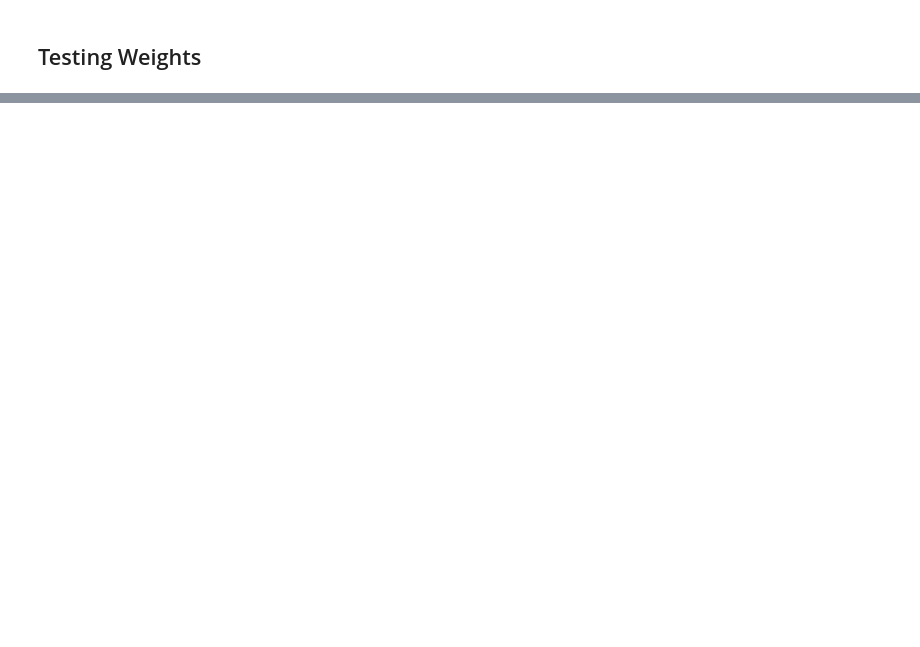
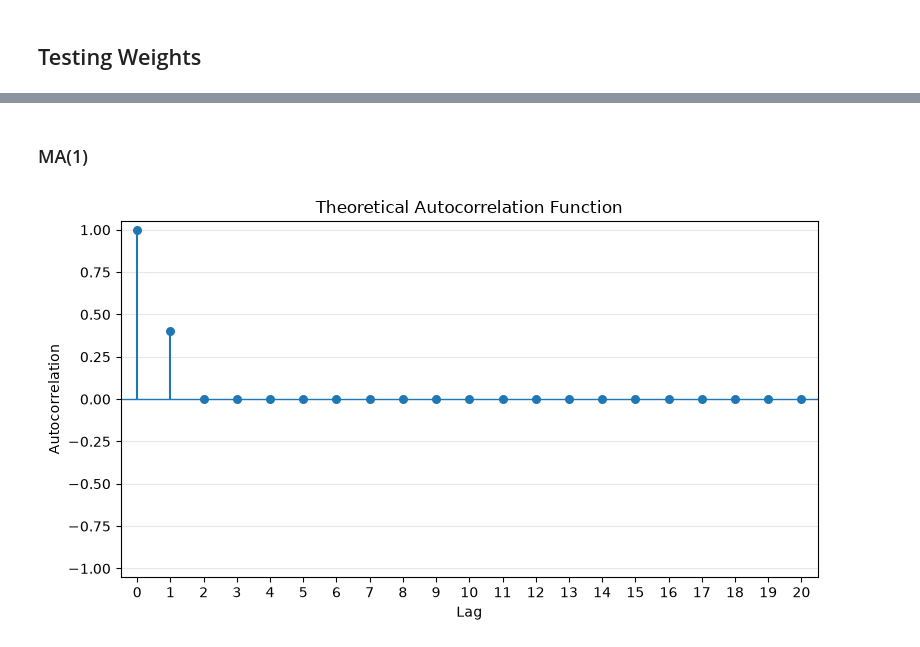
Before and after one commit to maarranz/ARMA-theory, a Jupyter notebook: ARMA_Theory_Demo.ipynb, the cells around one changed output, grey strips where cells are left out. Saved outputs shown, nothing was run; the diff lists cells and outputs as text; code cells hidden in the pictures; blank space fills up the shorter version.

```diff
--- a/ARMA_Theory_Demo.ipynb
+++ b/ARMA_Theory_Demo.ipynb
@@ -249,0 +405,10 @@ NameError: name 'arma_psi_weights' is not defined
+# %% [markdown]
+### MA(1)
+# %%
+fig, ax = arma.plot_arma_acf(
+    ar=[],
+    ma=[0.5],
+    n_lags=20,
+)
+# %% [output]
+[figure, added]
```
Also changed, not shown: parts of 39 cells of this notebook, 1 other file.
